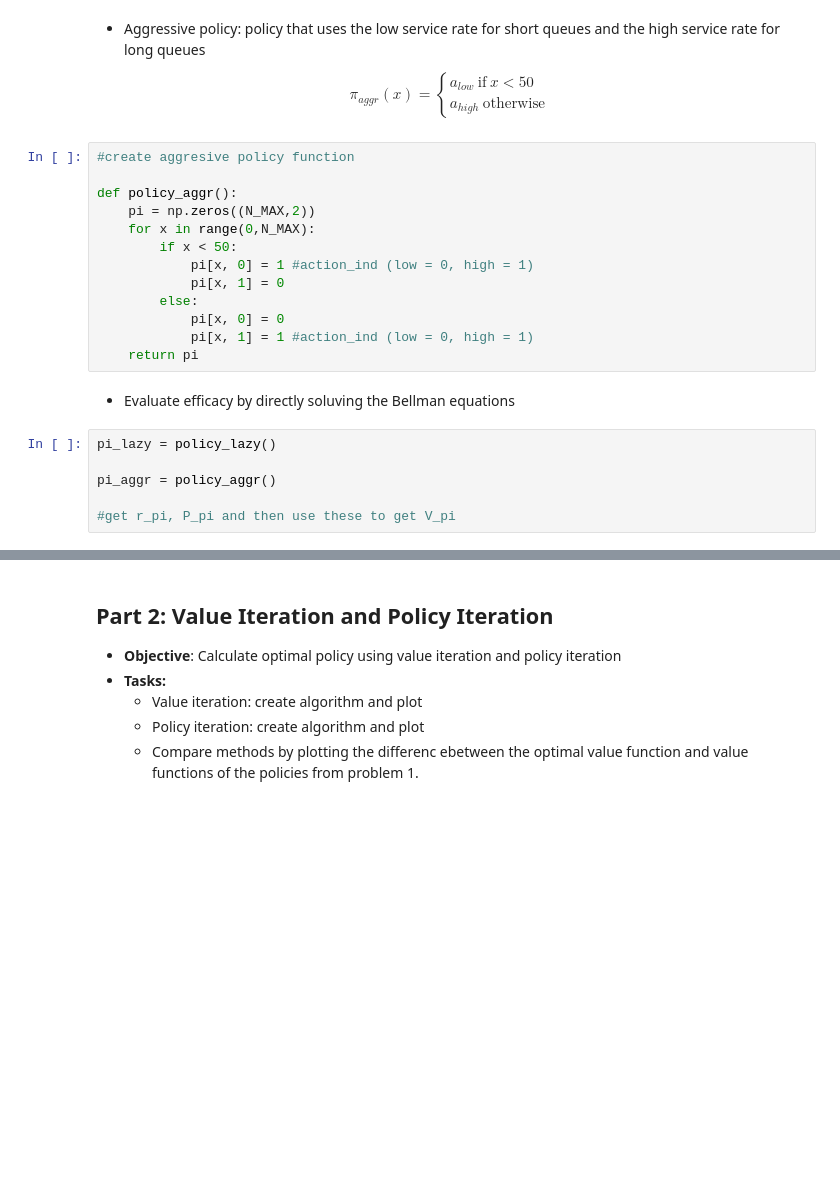
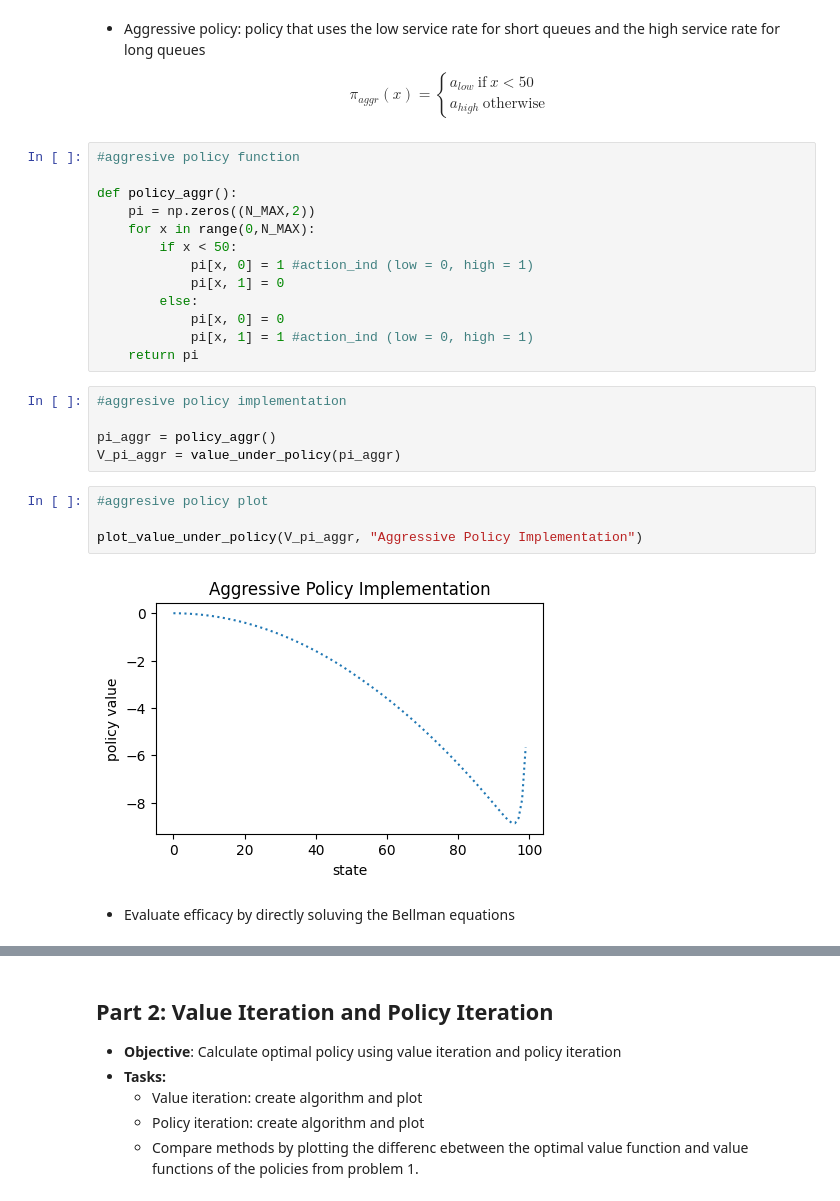
Before and after one commit to claricemottet/RL_HW, a Jupyter notebook: RL_HW1_MottetC.ipynb, the cells around one changed output, grey strips where cells are left out. Cells and saved outputs as stored; diff of their text form; blank space fills up the shorter version.

```diff
--- a/RL_HW1_MottetC.ipynb
+++ b/RL_HW1_MottetC.ipynb
@@ -136,7 +210,7 @@ def policy_lazy():
 
 $$ \pi_{aggr}(x) = \begin{cases} a_{low}\ \text{if}\ x < 50 \\ a_{high}\ \text{otherwise}\ \end{cases} $$
 # %%
-#create aggresive policy function
+#aggresive policy function
 
 def policy_aggr():
     pi = np.zeros((N_MAX,2))
@@ -148,11 +222,16 @@ def policy_aggr():
             pi[x, 0] = 0
             pi[x, 1] = 1 #action_ind (low = 0, high = 1)
     return pi
+# %%
+#aggresive policy implementation
+
+pi_aggr = policy_aggr()
+V_pi_aggr = value_under_policy(pi_aggr)
+# %%
+#aggresive policy plot
+
+plot_value_under_policy(V_pi_aggr, "Aggressive Policy Implementation")
+# %% [output]
+[figure, added]
 # %% [markdown]
 - Evaluate efficacy by directly soluving the Bellman equations
-# %%
-pi_lazy = policy_lazy()
-
-pi_aggr = policy_aggr()
-
-#get r_pi, P_pi and then use these to get V_pi
```
Also changed, not shown: parts of 11 cells of this notebook.
